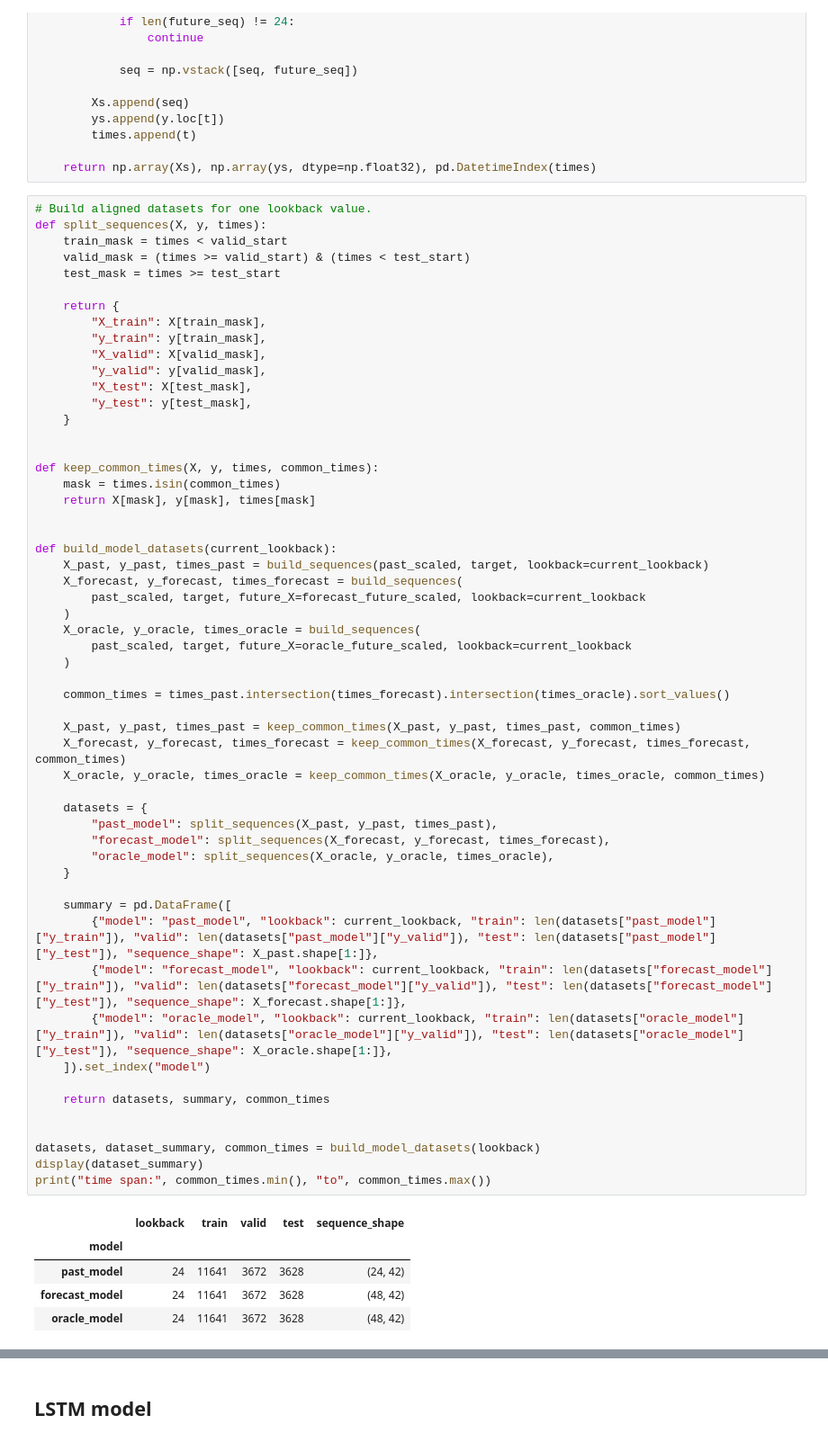
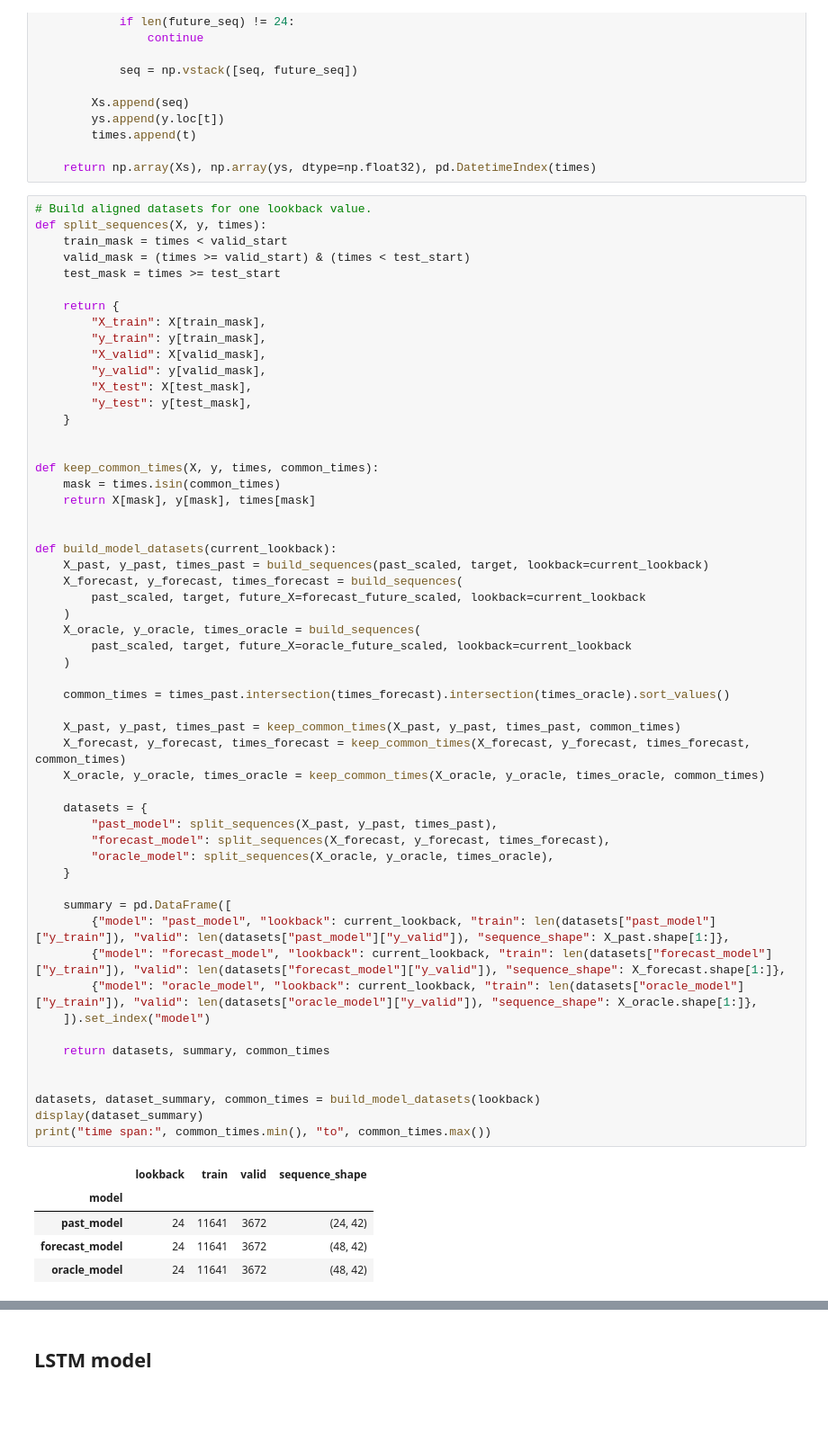
Before and after one commit to ranadeep83/Predicting_curtailment_events--Deep_Learning_Erdos-_2026, a Jupyter notebook: Experimental_modeling/lstm.ipynb, the cells around one changed output, grey strips where cells are left out. Shown at 90% size. Cells and saved outputs as stored; diff of their text form; blank space fills up the shorter version.

```diff
--- a/Experimental_modeling/lstm.ipynb
+++ b/Experimental_modeling/lstm.ipynb
@@ -211,41 +210,41 @@ def build_model_datasets(current_lookback):
     X_past, y_past, times_past = build_sequences(past_scaled, target, lookback=current_lookback)
     X_forecast, y_forecast, times_forecast = build_sequences(
         past_scaled, target, future_X=forecast_future_scaled, lookback=current_lookback
     )
     X_oracle, y_oracle, times_oracle = build_sequences(
         past_scaled, target, future_X=oracle_future_scaled, lookback=current_lookback
     )
 
     common_times = times_past.intersection(times_forecast).intersection(times_oracle).sort_values()
 
     X_past, y_past, times_past = keep_common_times(X_past, y_past, times_past, common_times)
     X_forecast, y_forecast, times_forecast = keep_common_times(X_forecast, y_forecast, times_forecast, common_times)
     X_oracle, y_oracle, times_oracle = keep_common_times(X_oracle, y_oracle, times_oracle, common_times)
 
     datasets = {
         "past_model": split_sequences(X_past, y_past, times_past),
         "forecast_model": split_sequences(X_forecast, y_forecast, times_forecast),
         "oracle_model": split_sequences(X_oracle, y_oracle, times_oracle),
     }
 
     summary = pd.DataFrame([
-        {"model": "past_model", "lookback": current_lookback, "train": len(datasets["past_model"]["y_train"]), "valid": len(datasets["past_model"]["y_valid"]), "test": len(datasets["past_model"]["y_test"]), "sequence_shape": X_past.shape[1:]},
-        {"model": "forecast_model", "lookback": current_lookback, "train": len(datasets["forecast_model"]["y_train"]), "valid": len(datasets["forecast_model"]["y_valid"]), "test": len(datasets["forecast_model"]["y_test"]), "sequence_shape": X_forecast.shape[1:]},
-        {"model": "oracle_model", "lookback": current_lookback, "train": len(datasets["oracle_model"]["y_train"]), "valid": len(datasets["oracle_model"]["y_valid"]), "test": len(datasets["oracle_model"]["y_test"]), "sequence_shape": X_oracle.shape[1:]},
+        {"model": "past_model", "lookback": current_lookback, "train": len(datasets["past_model"]["y_train"]), "valid": len(datasets["past_model"]["y_valid"]), "sequence_shape": X_past.shape[1:]},
+        {"model": "forecast_model", "lookback": current_lookback, "train": len(datasets["forecast_model"]["y_train"]), "valid": len(datasets["forecast_model"]["y_valid"]), "sequence_shape": X_forecast.shape[1:]},
+        {"model": "oracle_model", "lookback": current_lookback, "train": len(datasets["oracle_model"]["y_train"]), "valid": len(datasets["oracle_model"]["y_valid"]), "sequence_shape": X_oracle.shape[1:]},
     ]).set_index("model")
 
     return datasets, summary, common_times
 
 
 datasets, dataset_summary, common_times = build_model_datasets(lookback)
 display(dataset_summary)
 print("time span:", common_times.min(), "to", common_times.max())
 # %% [output]
-|  | lookback | train | valid | test | sequence_shape |
-| model |  |  |  |  |  |
-| past_model | 24 | 11641 | 3672 | 3628 | (24, 42) |
-| forecast_model | 24 | 11641 | 3672 | 3628 | (48, 42) |
-| oracle_model | 24 | 11641 | 3672 | 3628 | (48, 42) |
+|  | lookback | train | valid | sequence_shape |
+| model |  |  |  |  |
+| past_model | 24 | 11641 | 3672 | (24, 42) |
+| forecast_model | 24 | 11641 | 3672 | (48, 42) |
+| oracle_model | 24 | 11641 | 3672 | (48, 42) |
 time span: 2024-03-02 23:00:00+00:00 to 2026-05-01 03:00:00+00:00
 # %% [markdown]
 ## LSTM model
```
Also changed, not shown: parts of 11 cells of this notebook, 12 other files.
